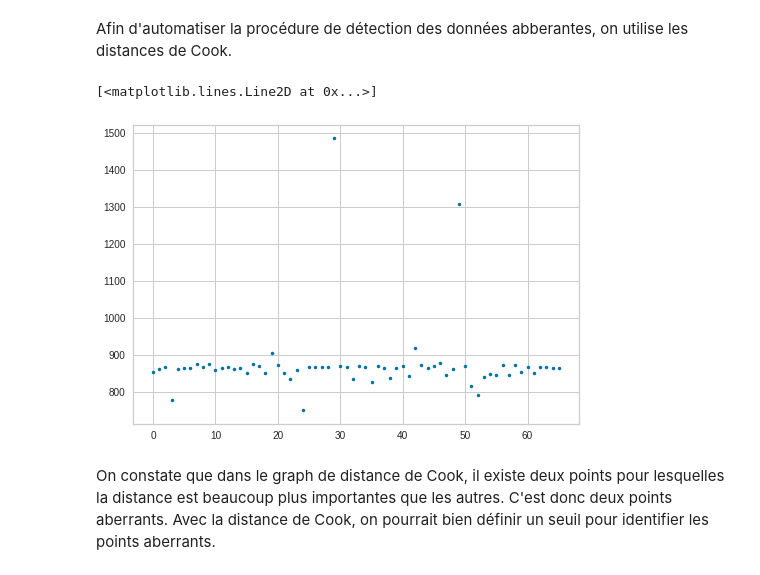
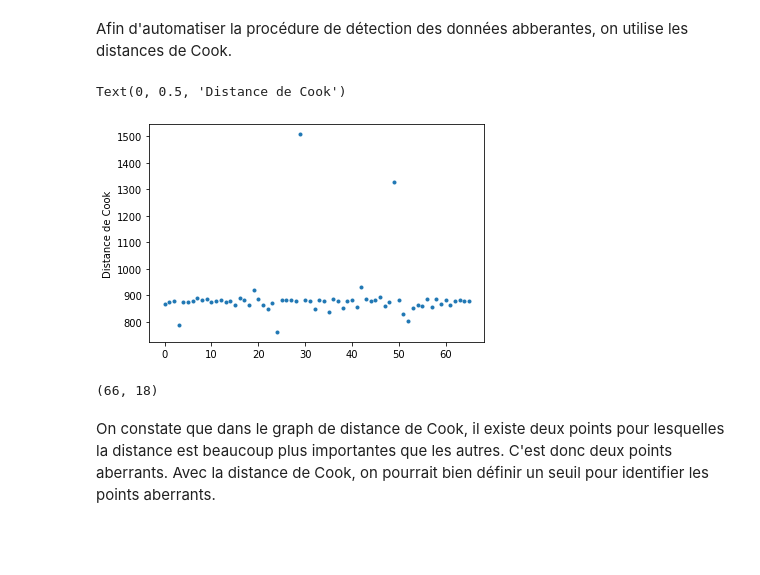
Before and after one commit to Ziqing-WU/Linear_Model, a Jupyter notebook: Modèlelinéaire.ipynb, the cells around one changed output. Drawn from its saved outputs; the diff is of its cells as text; code cells hidden in the pictures; blank space fills up the shorter version.

```diff
--- a/Modèlelinéaire.ipynb
+++ b/Modèlelinéaire.ipynb
@@ -490,25 +490,33 @@ plt.show()
 # %% [markdown]
 Afin d'automatiser la procédure de détection des données abberantes, on utilise les distances de Cook.
 # %%
+from sklearn.linear_model import LinearRegression
 X_scaled = preprocessing.scale(X)
 Y_scaled = preprocessing.scale(Y)
 n = len(X_scaled[:,11:12])
 lr = LinearRegression()
 lr.fit(X_scaled[:,11:12], Y_scaled)
 Y_pred = lr.predict(X_scaled[:,11:12])
-s2=np.sum((Y_scaled-Y_pred)**2)/(n-1)
+s2 = (np.std(Y_scaled-Y_pred))**2
 list_Cook = np.zeros(len(X_scaled[:,11:12]))
 for i in range(len(X_scaled[:,11:12])):
   x_del_i = np.delete(X_scaled[:,11:12],i)
   y_del_i = np.delete(Y_scaled,i)
-  lr.fit(x_del_i[:,np.newaxis],y_del_i)
-  sum_squared_error=np.sum((Y_pred-lr.predict(X_scaled[:,11:12]))**2)
+  lr2 = LinearRegression()
+  lr2.fit(x_del_i[:,np.newaxis],y_del_i)
+  sum_squared_error=np.sum((lr.predict(X_scaled[:,11:12])-lr2.predict(X_scaled[:,11:12]))**2)
   D_cook = sum_squared_error/(2.*s2)
   list_Cook[i] = D_cook
 plt.plot(list_Cook,'.')
+plt.xlabel("")
+plt.ylabel("Distance de Cook")
 # %% [output]
-[<matplotlib.lines.Line2D at 0x...>]
+Text(0, 0.5, 'Distance de Cook')
-[figure, old version]
+[figure, new version]
+# %%
+X.shape
+# %% [output]
+(66, 18)
 # %% [markdown]
 On constate que dans le graph de distance de Cook, il existe deux points pour lesquelles la distance est beaucoup plus importantes que les autres. C'est donc deux points aberrants. Avec la distance de Cook, on pourrait bien définir un seuil pour identifier les points aberrants.
 # %%
```
Also changed, not shown: parts of 16 cells of this notebook.
